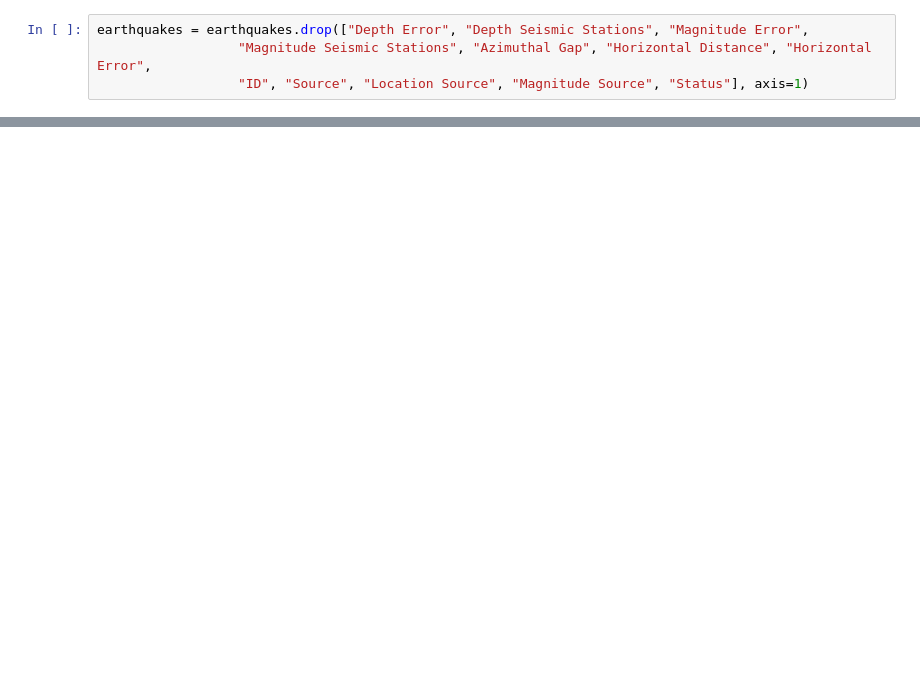
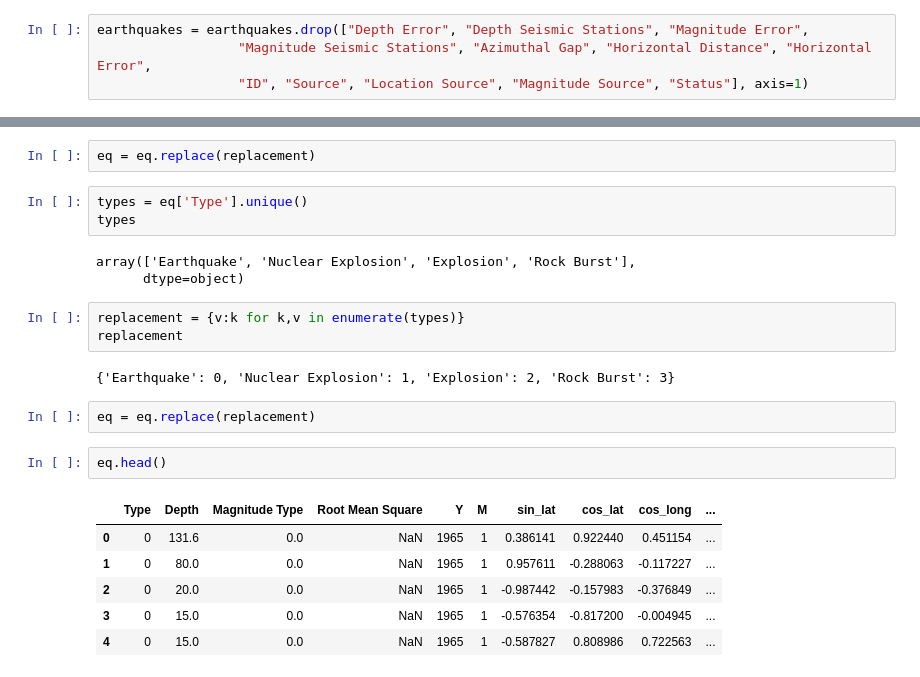
Before and after one commit to VahanArsenyan/Homework_ML, a Jupyter notebook: earthquake.ipynb, the cells around one changed output, grey strips where cells are left out. Cells and saved outputs as stored; diff of their text form; blank space fills up the shorter version.

```diff
--- a/earthquake.ipynb
+++ b/earthquake.ipynb
@@ -48,0 +160,24 @@ earthquakes["Time_parsed"] = pd.dt.strf
+# %%
+eq = eq.replace(replacement)
+# %%
+types = eq['Type'].unique()
+types
+# %% [output]
+array(['Earthquake', 'Nuclear Explosion', 'Explosion', 'Rock Burst'],
+      dtype=object)
+# %%
+replacement = {v:k for k,v in enumerate(types)}
+replacement
+# %% [output]
+{'Earthquake': 0, 'Nuclear Explosion': 1, 'Explosion': 2, 'Rock Burst': 3}
+# %%
+eq = eq.replace(replacement)
+# %%
+eq.head()
+# %% [output]
+|  | Type | Depth | Magnitude Type | Root Mean Square | Y | M | sin_lat | cos_lat | cos_long | ... |
+| 0 | 0 | 131.6 | 0.0 | NaN | 1965 | 1 | 0.386141 | 0.922440 | 0.451154 | ... |
+| 1 | 0 | 80.0 | 0.0 | NaN | 1965 | 1 | 0.957611 | -0.288063 | -0.117227 | ... |
+| 2 | 0 | 20.0 | 0.0 | NaN | 1965 | 1 | -0.987442 | -0.157983 | -0.376849 | ... |
+| 3 | 0 | 15.0 | 0.0 | NaN | 1965 | 1 | -0.576354 | -0.817200 | -0.004945 | ... |
+| 4 | 0 | 15.0 | 0.0 | NaN | 1965 | 1 | -0.587827 | 0.808986 | 0.722563 | ... |
```
Also changed, not shown: parts of 32 cells of this notebook.
